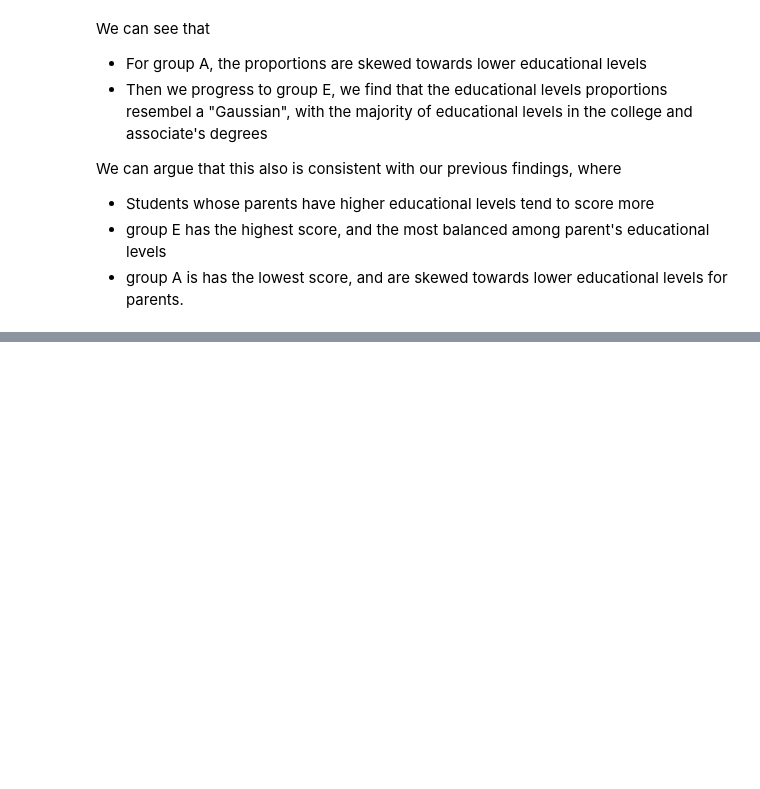
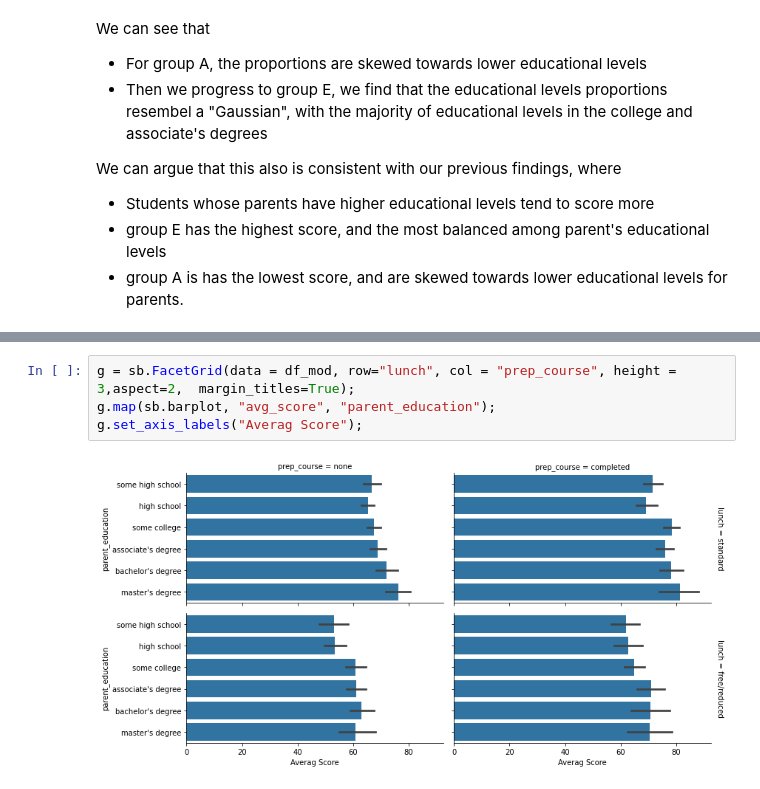
Before and after one commit to Hazem0h/project-3-Data-Viz, a Jupyter notebook: Part 1.ipynb, the cells around one changed output, grey strips where cells are left out. Cells and saved outputs as stored; diff of their text form; blank space fills up the shorter version.

Commit message:
Performed one multivariate plot

```diff
--- a/Part 1.ipynb
+++ b/Part 1.ipynb
@@ -533,0 +501,6 @@ sb.barplot(data = df_mod, y = "parent_education", x = "avg_score");
+# %%
+g = sb.FacetGrid(data = df_mod, row="lunch", col = "prep_course", height = 3,aspect=2,  margin_titles=True);
+g.map(sb.barplot, "avg_score", "parent_education");
+g.set_axis_labels("Averag Score");
+# %% [output]
+[figure, added]
```
Also changed, not shown: parts of 11 cells of this notebook.
